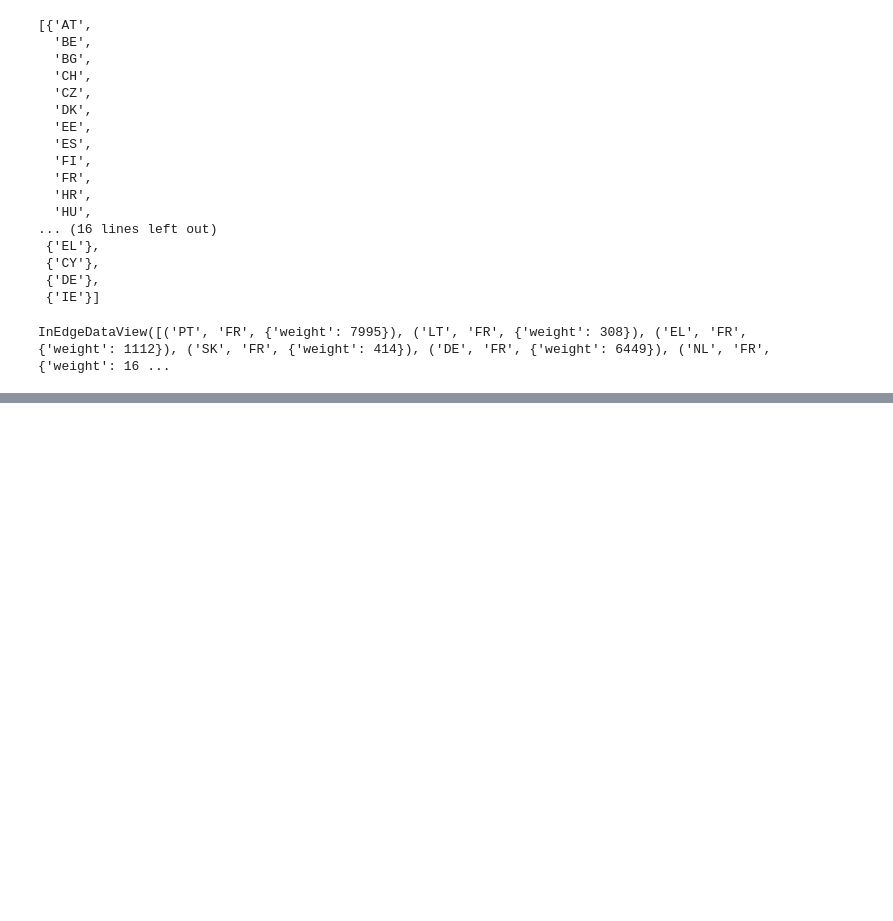
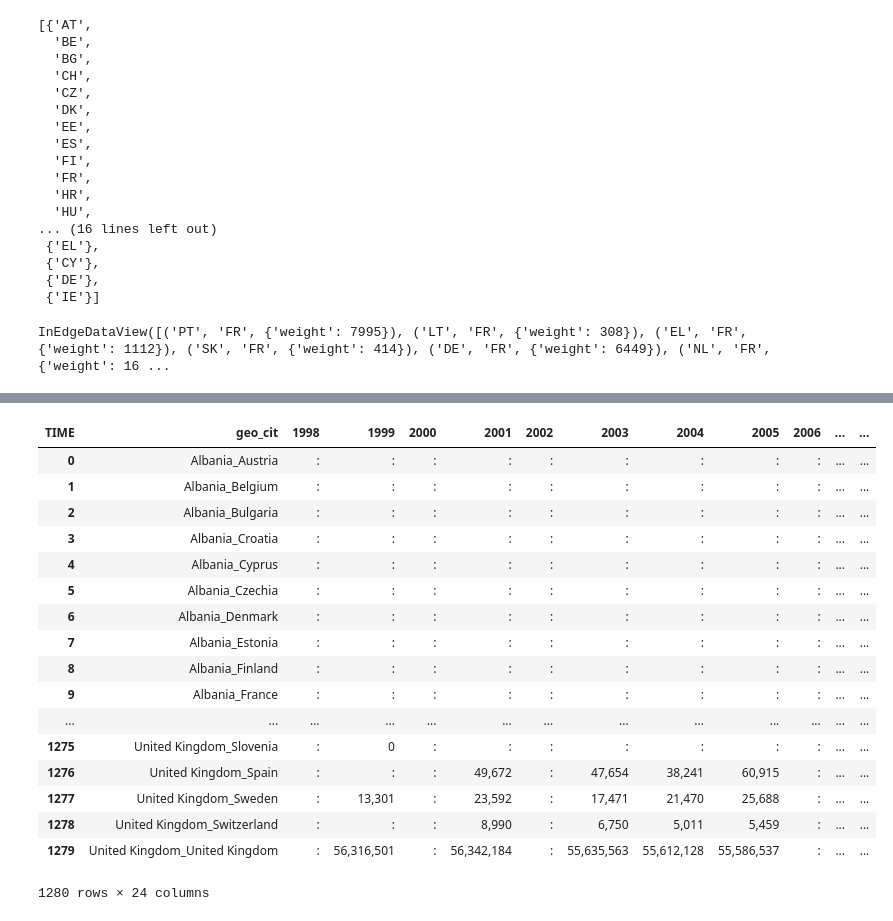
Before and after one commit to jonbleiberg88/migration_nets, a Jupyter notebook: clean_data.ipynb, the cells around one changed output, grey strips where cells are left out. Cells and saved outputs as stored; diff of their text form; code cells hidden in the pictures; blank space fills up the shorter version.

```diff
--- a/clean_data.ipynb
+++ b/clean_data.ipynb
@@ -131,0 +140,4 @@ df[df.c_dest =='DE']
+# %%
+a = a[a.AGE == "Total"]
+a = a[a.SEX == "Total"]
+a
@@ -131,0 +163,29 @@ df[df.c_dest =='DE']
+# %%
+a = a.pivot(index="geo_cit", columns="TIME", values="Value")
+# %%
+a = a.reset_index()
+# %%
+gc = a.geo_cit.str.split("_", expand=True)
+# %%
+a["c_dest"] = gc[0]
+a["c_cit"] = gc[1]
+a
+# %% [output]
+| TIME | geo_cit | 1998 | 1999 | 2000 | 2001 | 2002 | 2003 | 2004 | 2005 | 2006 | ... | ... |
+| 0 | Albania_Austria | : | : | : | : | : | : | : | : | : | ... | ... |
+| 1 | Albania_Belgium | : | : | : | : | : | : | : | : | : | ... | ... |
+| 2 | Albania_Bulgaria | : | : | : | : | : | : | : | : | : | ... | ... |
+| 3 | Albania_Croatia | : | : | : | : | : | : | : | : | : | ... | ... |
+| 4 | Albania_Cyprus | : | : | : | : | : | : | : | : | : | ... | ... |
+| 5 | Albania_Czechia | : | : | : | : | : | : | : | : | : | ... | ... |
+| 6 | Albania_Denmark | : | : | : | : | : | : | : | : | : | ... | ... |
+| 7 | Albania_Estonia | : | : | : | : | : | : | : | : | : | ... | ... |
+| 8 | Albania_Finland | : | : | : | : | : | : | : | : | : | ... | ... |
+| 9 | Albania_France | : | : | : | : | : | : | : | : | : | ... | ... |
+| ... | ... | ... | ... | ... | ... | ... | ... | ... | ... | ... | ... | ... |
+| 1275 | United Kingdom_Slovenia | : | 0 | : | : | : | : | : | : | : | ... | ... |
+| 1276 | United Kingdom_Spain | : | : | : | 49,672 | : | 47,654 | 38,241 | 60,915 | : | ... | ... |
+| 1277 | United Kingdom_Sweden | : | 13,301 | : | 23,592 | : | 17,471 | 21,470 | 25,688 | : | ... | ... |
+| 1278 | United Kingdom_Switzerland | : | : | : | 8,990 | : | 6,750 | 5,011 | 5,459 | : | ... | ... |
+| 1279 | United Kingdom_United Kingdom | : | 56,316,501 | : | 56,342,184 | : | 55,635,563 | 55,612,128 | 55,586,537 | : | ... | ... |
+1280 rows × 24 columns
```
Also changed, not shown: parts of 70 cells of this notebook, 46 other files.
